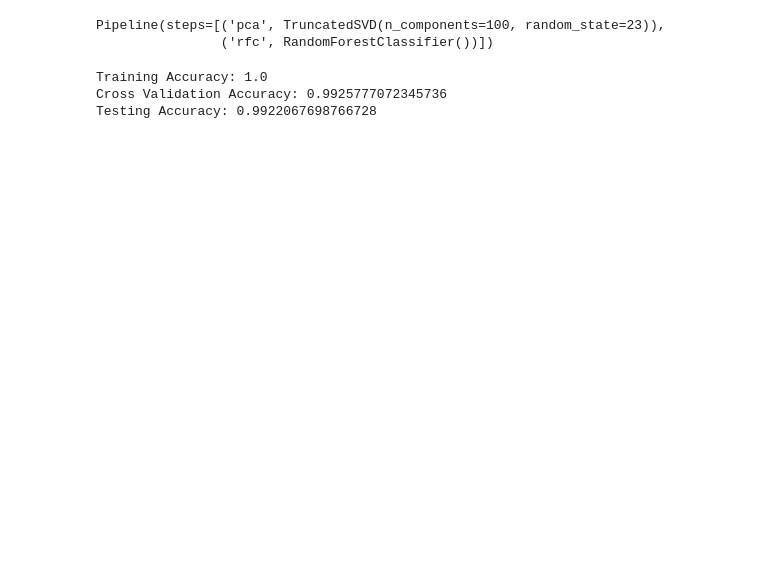
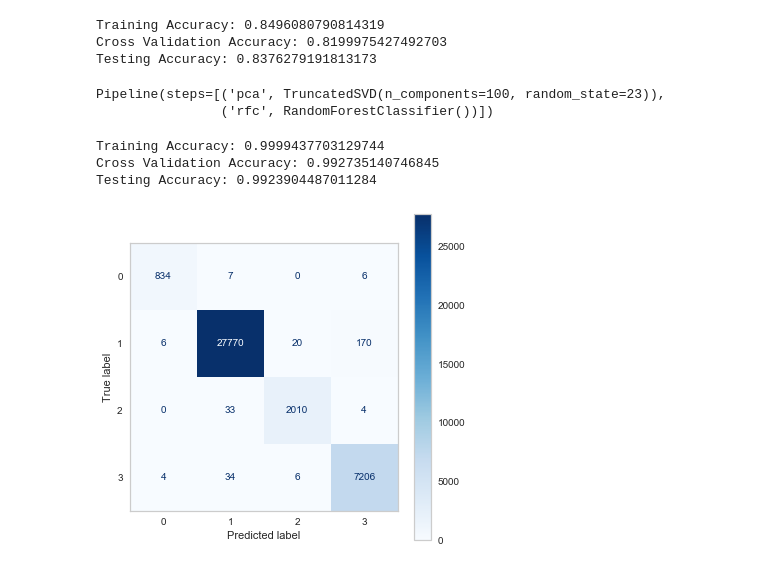
Before and after one commit to jeremy-lee93/capstone-project, a Jupyter notebook: modeling_tweets.ipynb, the cells around one changed output. Cells and saved outputs as stored; diff of their text form; code cells hidden in the pictures; blank space fills up the shorter version.

Commit message:
reran twitter modeling, created lda visuals

```diff
--- a/modeling_tweets.ipynb
+++ b/modeling_tweets.ipynb
@@ -74,0 +39,7 @@ Testing Accuracy: 0.8243768039884545
+# %%
+X = twitter_df['tweet']
+y_four = twitter_df['quad_labels']
+y_five = twitter_df['five_labels']
+X_train_four, X_test_four, y_train_four, y_test_four = train_test_split(X, y_four,
+                                                                        test_size=0.3,
+                                                                        stratify=y_four, random_state=123)
@@ -74,0 +50,4 @@ Testing Accuracy: 0.8243768039884545
+# %%
+vectorizer_four = TfidfVectorizer(stop_words=stopwords)
+X_train_sparse_four = vectorizer_four.fit_transform(X_train_four)
+X_test_sparse_four = vectorizer_four.transform(X_test_four)
@@ -74,0 +58,3 @@ Testing Accuracy: 0.8243768039884545
+# %%
+mnb_vanilla_four = MultinomialNB()
+mnb_vanilla_four.fit(X_train_sparse_four, y_train_four)
@@ -75,8 +78,15 @@ Testing Accuracy: 0.8243768039884545
+# %%
+summary_scores(mnb_vanilla_five, X_train_sparse_five,
+               X_test_sparse_five, y_train_five, y_test_five, mnb_vanilla_cv)
+# %% [output]
+Training Accuracy: 0.8496080790814319
+Cross Validation Accuracy: 0.8199975427492703
+Testing Accuracy: 0.8376279191813173
 # %%
-pipe_rfc_vanilla = Pipeline([('pca', TruncatedSVD(n_components=100, random_state=23)),
+pipe_rfc_vanilla_four = Pipeline([('pca', TruncatedSVD(n_components=100, random_state=23)),
                     ('rfc', RandomForestClassifier())])
 
-pipe_rfc_vanilla.fit(X_train_sparse, y_train)
+pipe_rfc_vanilla_four.fit(X_train_sparse_four, y_train_four)
 # %% [output]
 Pipeline(steps=[('pca', TruncatedSVD(n_components=100, random_state=23)),
                 ('rfc', RandomForestClassifier())])
@@ -85,6 +97,14 @@ pipe_rfc_vanilla_cv = cross_val_score(pipe_rfc_vanilla, X_train_sparse, y_train,
-# %%
-summary_scores(pipe_rfc_vanilla, X_train_sparse, X_test_sparse, y_train, y_test, pipe_rfc_vanilla_cv)
-# %% [output]
-Training Accuracy: 1.0
-Cross Validation Accuracy: 0.9925777072345736
-Testing Accuracy: 0.9922067698766728
+# %%
+summary_scores(pipe_rfc_vanilla_four, X_train_sparse_four, X_test_sparse_four, y_train_four,
+               y_test_four, pipe_rfc_vanilla_cv_four)
+# %% [output]
+Training Accuracy: 0.9999437703129744
+Cross Validation Accuracy: 0.992735140746845
+Testing Accuracy: 0.9923904487011284
+# %%
+fig, ax = plt.subplots(figsize=(6, 6))
+plt.grid(False)
+plot_confusion_matrix(pipe_rfc_vanilla_four, X_test_sparse_four, y_test_four, cmap='Blues', ax=ax)
+plt.savefig('tweets_random_forest_conf_matrix_4_classes.png')
+# %% [output]
+[figure, added]
```
Also changed, not shown: parts of 20 cells of this notebook, 12 other files.
